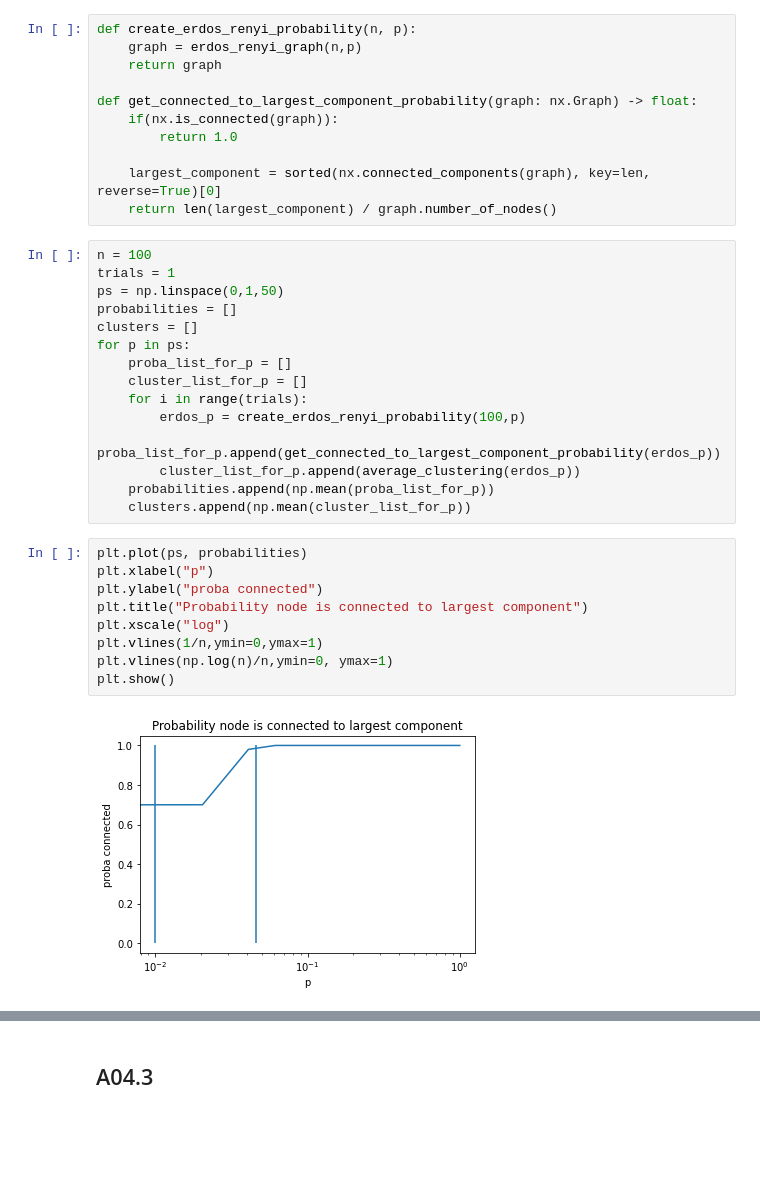
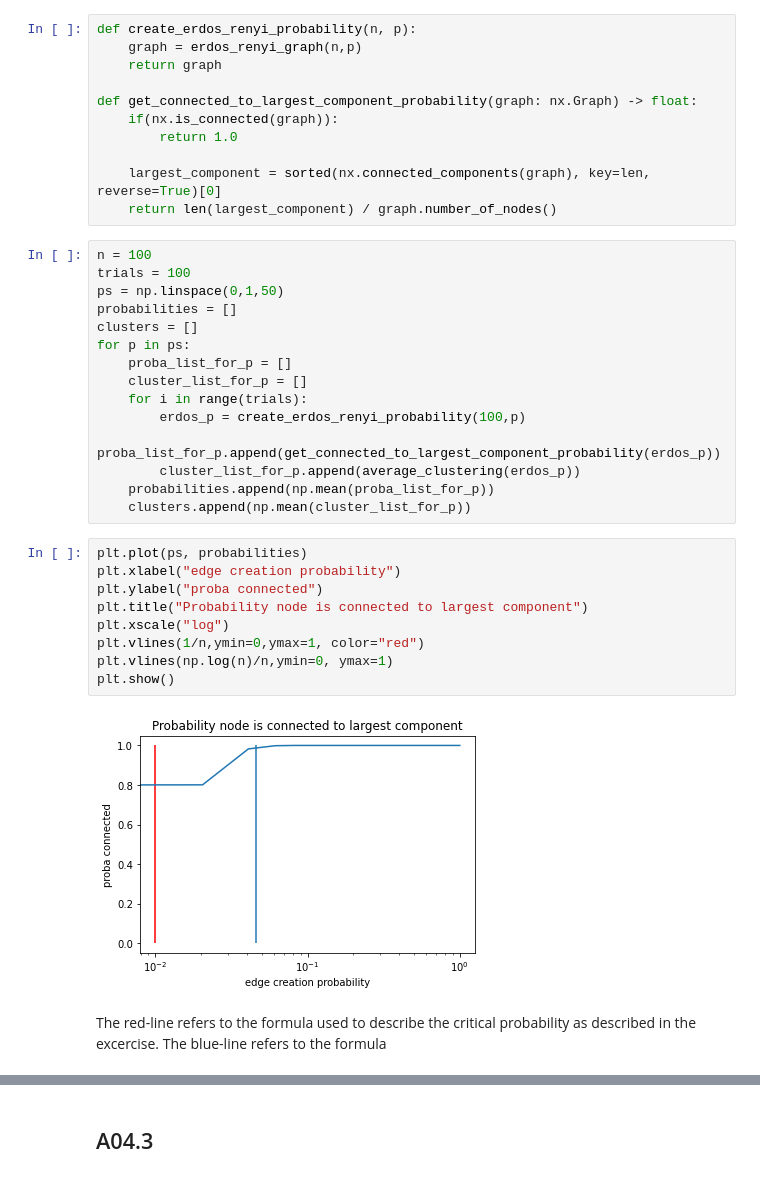
Before and after one commit to moerfii/network_science_uzh, a Jupyter notebook: assignment_4/excercise04.ipynb, the cells around one changed output, grey strips where cells are left out. Saved outputs shown, nothing was run; the diff lists cells and outputs as text; blank space fills up the shorter version.

```diff
--- a/assignment_4/excercise04.ipynb
+++ b/assignment_4/excercise04.ipynb
@@ -125,7 +164,7 @@ def get_connected_to_largest_component_probability(graph: nx.Graph) -> float:
     return len(largest_component) / graph.number_of_nodes()
 # %%
 n = 100
-trials = 1
+trials = 100
 ps = np.linspace(0,1,50)
 probabilities = []
 clusters = []
@@ -140,14 +179,17 @@ for p in ps:
     clusters.append(np.mean(cluster_list_for_p))
 # %%
 plt.plot(ps, probabilities)
-plt.xlabel("p")
+plt.xlabel("edge creation probability")
 plt.ylabel("proba connected")
 plt.title("Probability node is connected to largest component")
 plt.xscale("log")
-plt.vlines(1/n,ymin=0,ymax=1)
+plt.vlines(1/n,ymin=0,ymax=1, color="red")
 plt.vlines(np.log(n)/n,ymin=0, ymax=1)
 plt.show()
 # %% [output]
-[figure, old version]
+[figure, new version]
+# %% [markdown]
+The red-line refers to the formula used to describe the critical probability as described in the excercise.
+The blue-line refers to the formula
 # %%
 plt.plot(ps, clusters)
```
Also changed, not shown: parts of 15 cells of this notebook.
